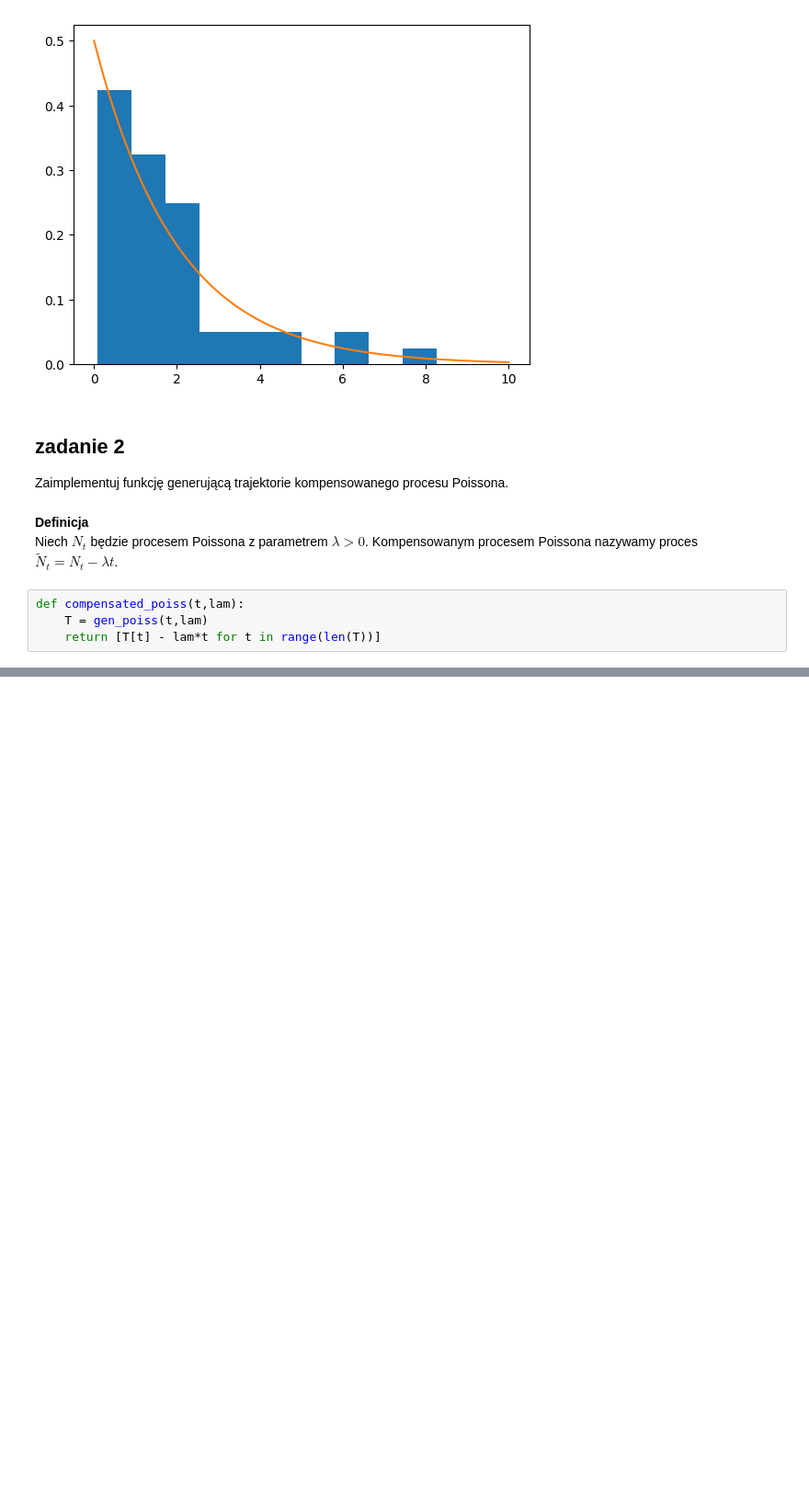
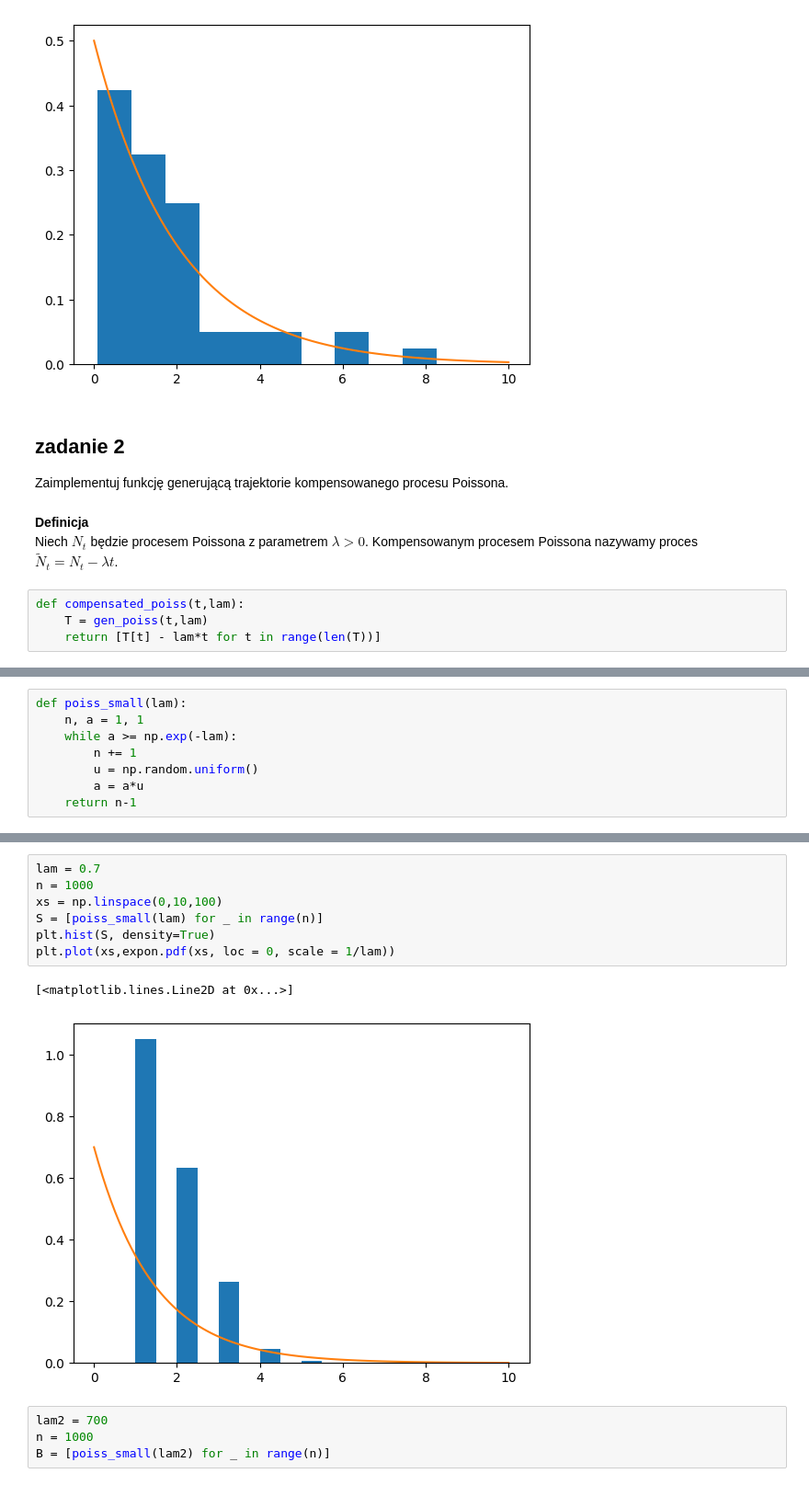
Before and after one commit to MariaNowacka/4-semestr, a Jupyter notebook: symulacje/Nowacka_Lista5.ipynb, the cells around one changed output, grey strips where cells are left out. Shown at 92% size. Cells and saved outputs as stored; diff of their text form; blank space fills up the shorter version.

```diff
--- a/symulacje/Nowacka_Lista5.ipynb
+++ b/symulacje/Nowacka_Lista5.ipynb
@@ -53,0 +75,8 @@ plt.show()
+# %%
+def poiss_small(lam):
+    n, a = 1, 1
+    while a >= np.exp(-lam):
+        n += 1
+        u = np.random.uniform()
+        a = a*u
+    return n-1
@@ -53,0 +92,14 @@ plt.show()
+# %%
+lam = 0.7
+n = 1000
+xs = np.linspace(0,10,100)
+S = [poiss_small(lam) for _ in range(n)]
+plt.hist(S, density=True)
+plt.plot(xs,expon.pdf(xs, loc = 0, scale = 1/lam))
+# %% [output]
+[<matplotlib.lines.Line2D at 0x...>]
+[figure, added]
+# %%
+lam2 = 700
+n = 1000
+B = [poiss_small(lam2) for _ in range(n)]
```
Also changed, not shown: parts of 8 cells of this notebook.
